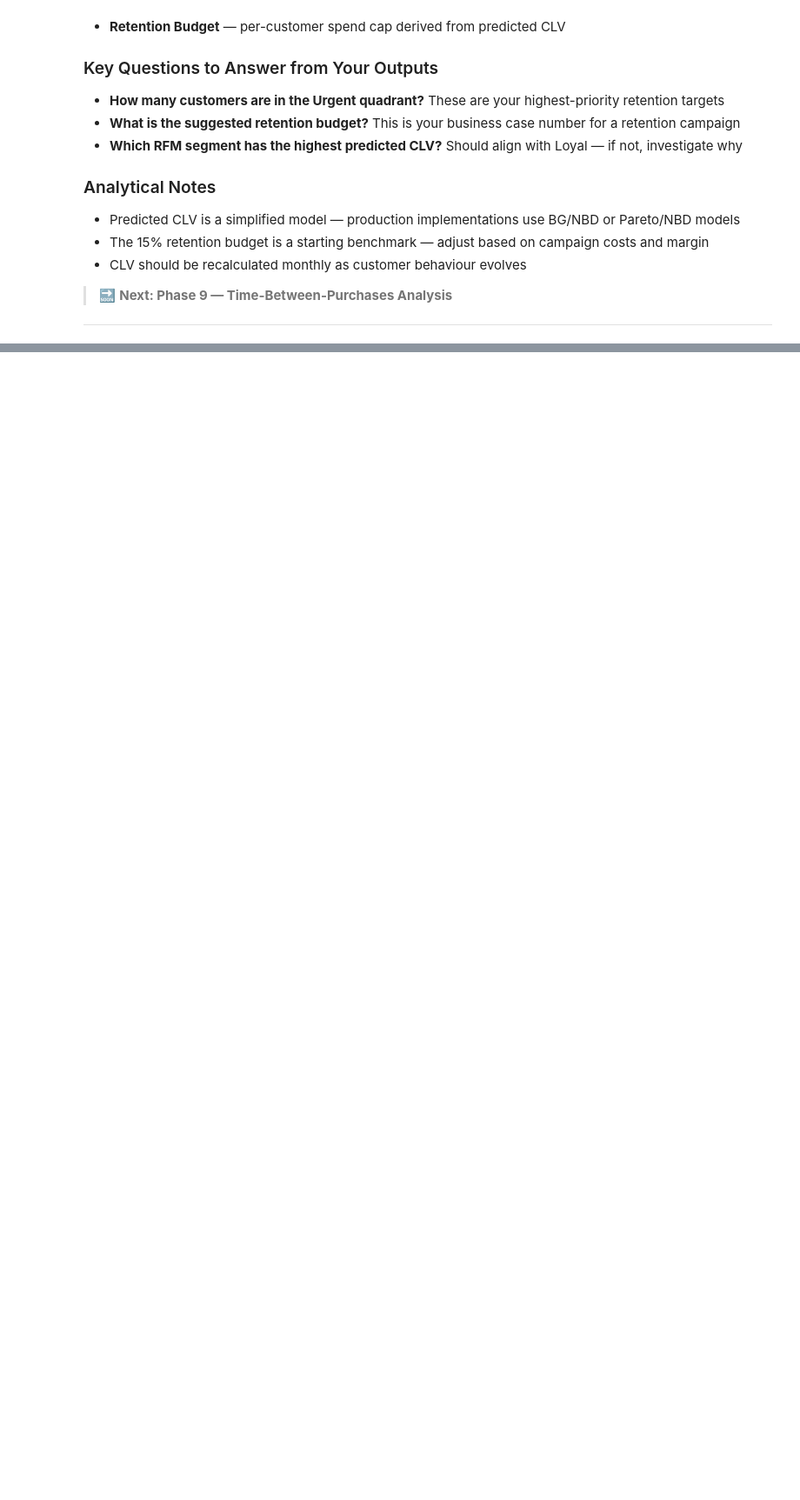
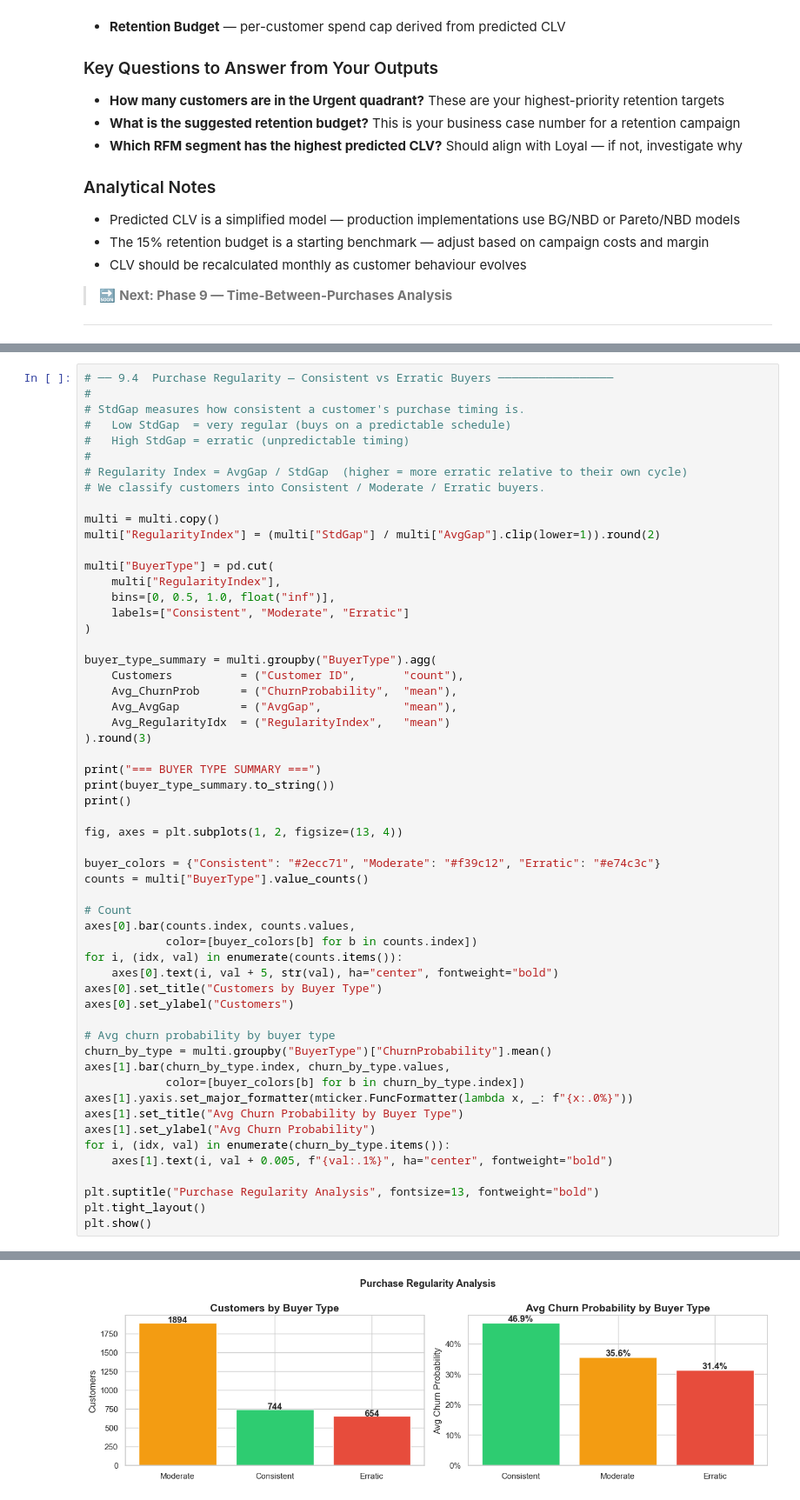
Before and after one commit to asimjamal/Customer-Intelligence-Report, a Jupyter notebook: customer_analytics_eda.ipynb, the cells around one changed output, grey strips where cells are left out. Shown at 87% size. Cells and saved outputs as stored; diff of their text form; blank space fills up the shorter version.

```diff
--- a/customer_analytics_eda.ipynb
+++ b/customer_analytics_eda.ipynb
@@ -2444,0 +2658,57 @@ Customer ID  HistoricalCLV  PredictedCLV  ChurnProbability  RetentionBudget
+# %%
+# ── 9.4  Purchase Regularity — Consistent vs Erratic Buyers ─────────────────
+#
+# StdGap measures how consistent a customer's purchase timing is.
+#   Low StdGap  = very regular (buys on a predictable schedule)
+#   High StdGap = erratic (unpredictable timing)
+#
+# Regularity Index = AvgGap / StdGap  (higher = more erratic relative to their own cycle)
+# We classify customers into Consistent / Moderate / Erratic buyers.
+
+multi = multi.copy()
+multi["RegularityIndex"] = (multi["StdGap"] / multi["AvgGap"].clip(lower=1)).round(2)
+
+multi["BuyerType"] = pd.cut(
+    multi["RegularityIndex"],
+    bins=[0, 0.5, 1.0, float("inf")],
+    labels=["Consistent", "Moderate", "Erratic"]
+)
+
+buyer_type_summary = multi.groupby("BuyerType").agg(
+    Customers          = ("Customer ID",       "count"),
+    Avg_ChurnProb      = ("ChurnProbability",  "mean"),
+    Avg_AvgGap         = ("AvgGap",            "mean"),
+    Avg_RegularityIdx  = ("RegularityIndex",   "mean")
+).round(3)
+
+print("=== BUYER TYPE SUMMARY ===")
+print(buyer_type_summary.to_string())
+print()
+
+fig, axes = plt.subplots(1, 2, figsize=(13, 4))
+
+buyer_colors = {"Consistent": "#2ecc71", "Moderate": "#f39c12", "Erratic": "#e74c3c"}
+counts = multi["BuyerType"].value_counts()
+
+# Count
+axes[0].bar(counts.index, counts.values,
+            color=[buyer_colors[b] for b in counts.index])
+for i, (idx, val) in enumerate(counts.items()):
+    axes[0].text(i, val + 5, str(val), ha="center", fontweight="bold")
+axes[0].set_title("Customers by Buyer Type")
+axes[0].set_ylabel("Customers")
+
+# Avg churn probability by buyer type
+churn_by_type = multi.groupby("BuyerType")["ChurnProbability"].mean()
+axes[1].bar(churn_by_type.index, churn_by_type.values,
+            color=[buyer_colors[b] for b in churn_by_type.index])
+axes[1].yaxis.set_major_formatter(mticker.FuncFormatter(lambda x, _: f"{x:.0%}"))
+axes[1].set_title("Avg Churn Probability by Buyer Type")
+axes[1].set_ylabel("Avg Churn Probability")
+for i, (idx, val) in enumerate(churn_by_type.items()):
+    axes[1].text(i, val + 0.005, f"{val:.1%}", ha="center", fontweight="bold")
+
+plt.suptitle("Purchase Regularity Analysis", fontsize=13, fontweight="bold")
+plt.tight_layout()
+plt.show()
+# %% [output]
@@ -2444,0 +2721 @@ Customer ID  HistoricalCLV  PredictedCLV  ChurnProbability  RetentionBudget
+[figure, added]
```
Also changed, not shown: parts of 9 cells of this notebook.
